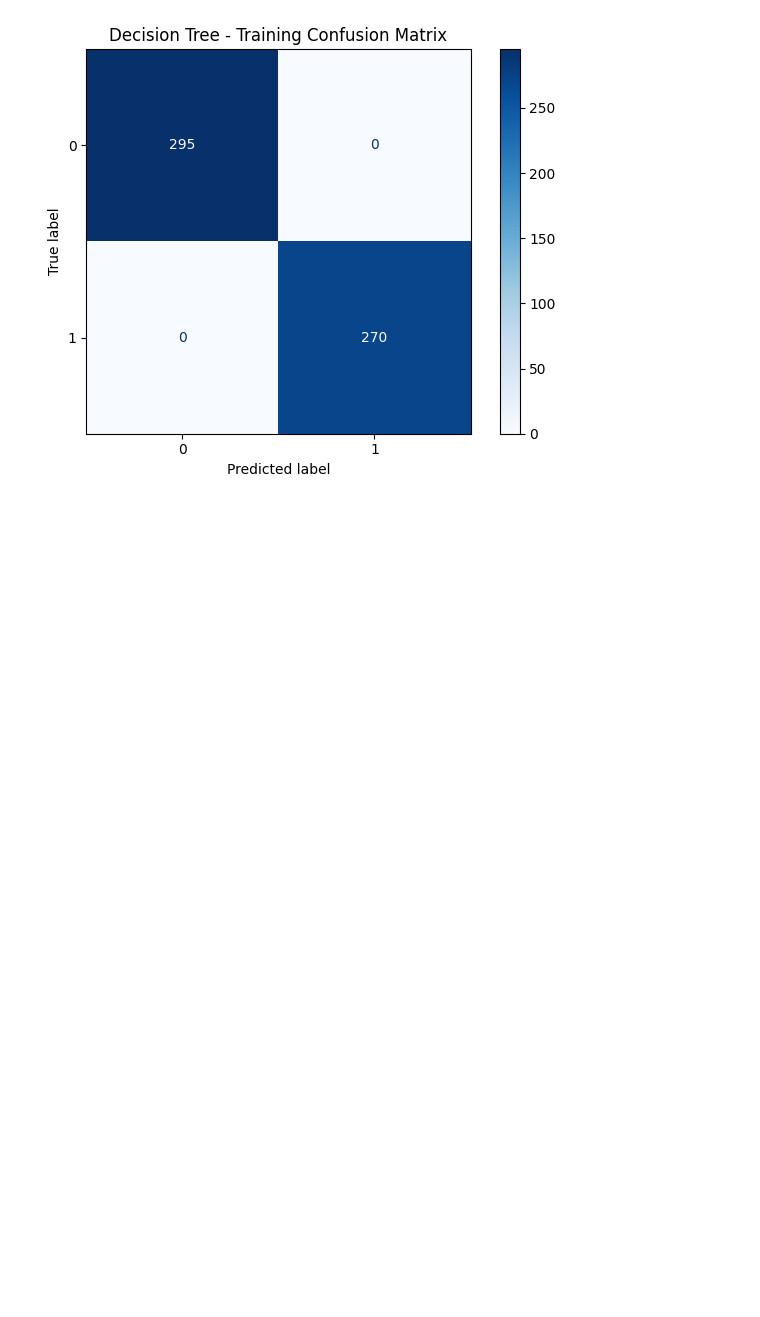
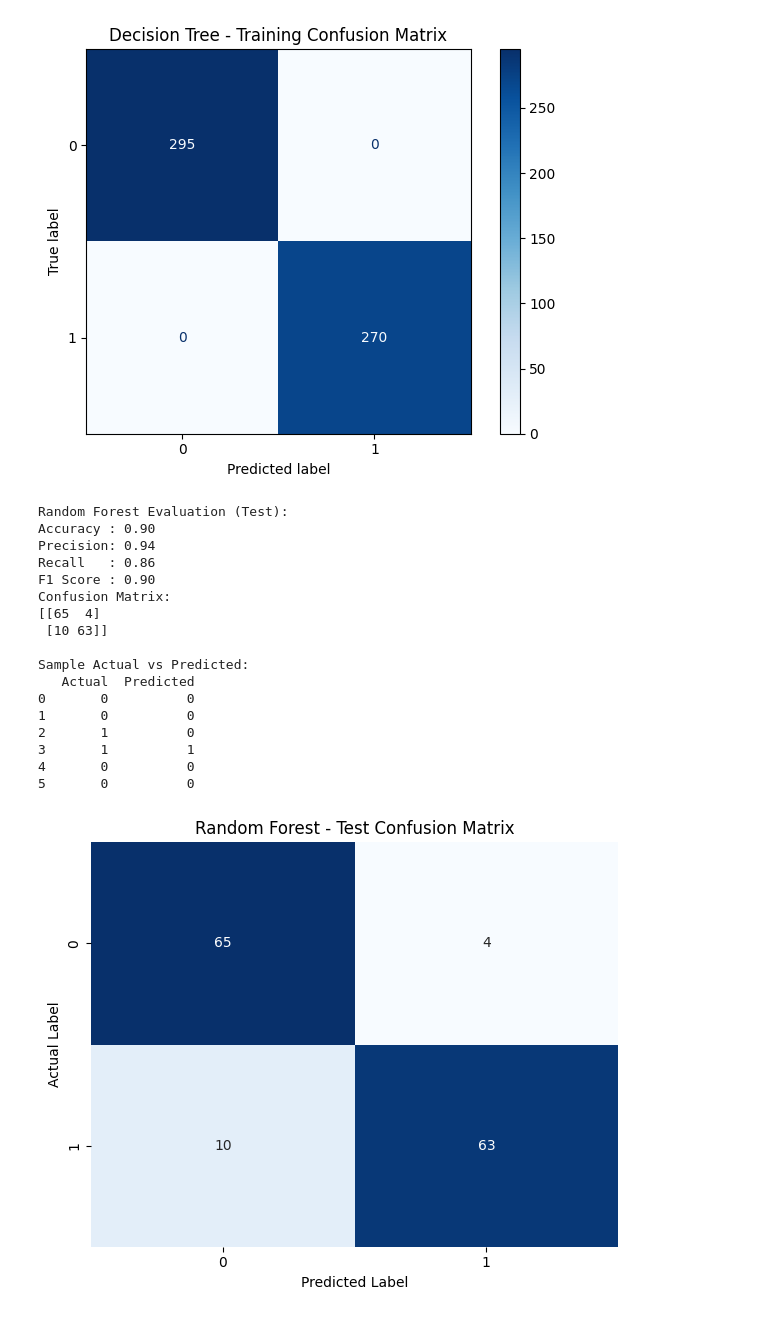
Before and after one commit to Shahaanb/ML-Weather-Model-Comparison, a Jupyter notebook: Different_Features/Precipitation_Binary.ipynb, the cells around one changed output. Saved outputs shown, nothing was run; the diff lists cells and outputs as text; code cells hidden in the pictures; blank space fills up the shorter version.

Commit message:
Imported and cleant Dataset, choose features performed Test, train split

```diff
--- a/Different_Features/Precipitation_Binary.ipynb
+++ b/Different_Features/Precipitation_Binary.ipynb
@@ -209,3 +210,27 @@ Sample Actual vs Predicted:
 5       0          0
 [figure]
 [figure]
+# %%
+#Random Forest Classifier
+rf = RandomForestClassifier(n_estimators=100, max_depth=5, random_state=42)
+rf.fit(X_train, y_train)
+evaluate_model("Random Forest", rf,X_train, y_train, X_test, y_test)
+# %% [output]
+Random Forest Evaluation (Test):
+Accuracy : 0.90
+Precision: 0.94
+Recall   : 0.86
+F1 Score : 0.90
+Confusion Matrix:
+[[65  4]
+ [10 63]]
+
+Sample Actual vs Predicted:
+   Actual  Predicted
+0       0          0
+1       0          0
+2       1          0
+3       1          1
+4       0          0
+5       0          0
+[figure, added]
```
Also changed, not shown: parts of 6 cells of this notebook, 1 other file.
